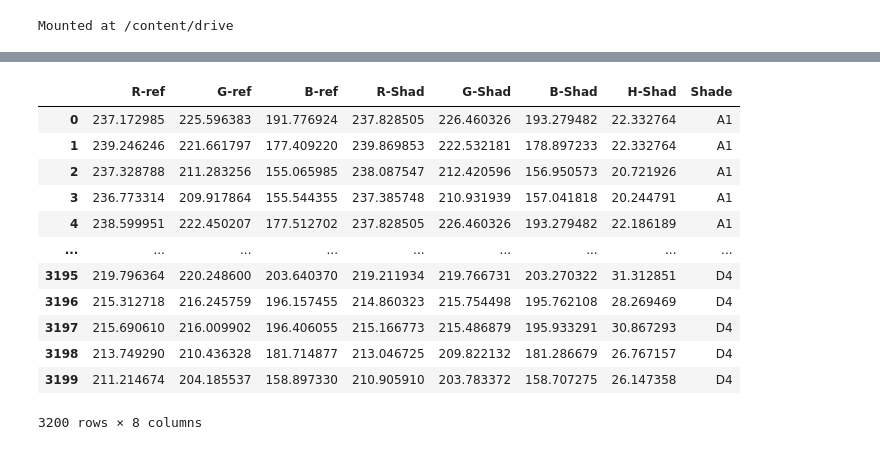
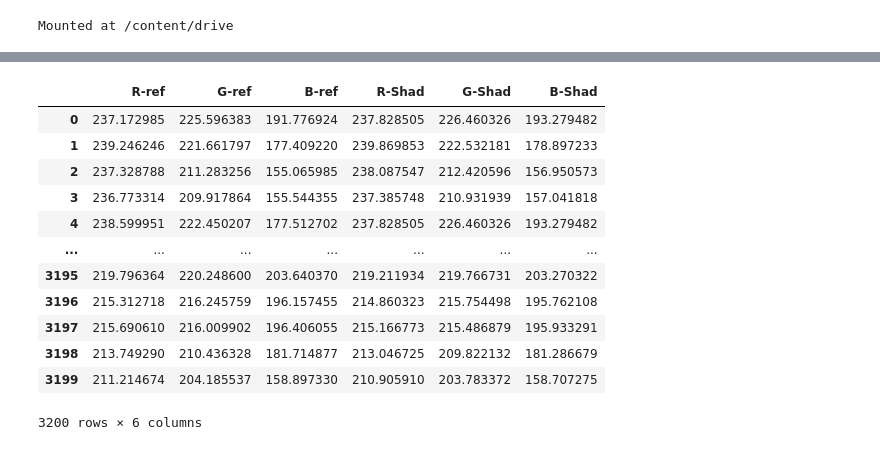
Before and after one commit to Kggzzz/Project_2021_matchingcolor, a Jupyter notebook: test_svm.ipynb, the cells around one changed output, grey strips where cells are left out. Saved outputs shown, nothing was run; the diff lists cells and outputs as text; code cells hidden in the pictures.

```diff
--- a/test_svm.ipynb
+++ b/test_svm.ipynb
@@ -150,19 +152,19 @@ data_AA.head()
 | 3 | 236.773314 | 209.917864 | 155.544355 | 237.385748 | 210.931939 | 157.041818 | 20.189676 | 87.558072 | 236.773314 | 20.244791 | 86.400541 | ... |
 | 4 | 238.599951 | 222.450207 | 177.512702 | 237.828505 | 226.460326 | 193.279482 | 22.168006 | 65.331954 | 238.599951 | 22.186189 | 64.179290 | ... |
 # %%
-newdata_dropped = data_AA.drop(['H-ref','S-ref','V-ref','S-Shad','V-Shad','Shade-ref','Setting','Img'], axis=1)
-newdata_dropped
+RGB = data_AA.drop(['H-ref','S-ref','V-ref','S-Shad','V-Shad','Shade-ref','Setting','Img','Shade','H-Shad'], axis=1)
+RGB
 # %% [output]
-|  | R-ref | G-ref | B-ref | R-Shad | G-Shad | B-Shad | H-Shad | Shade |
-| 0 | 237.172985 | 225.596383 | 191.776924 | 237.828505 | 226.460326 | 193.279482 | 22.332764 | A1 |
-| 1 | 239.246246 | 221.661797 | 177.409220 | 239.869853 | 222.532181 | 178.897233 | 22.332764 | A1 |
-| 2 | 237.328788 | 211.283256 | 155.065985 | 238.087547 | 212.420596 | 156.950573 | 20.721926 | A1 |
-| 3 | 236.773314 | 209.917864 | 155.544355 | 237.385748 | 210.931939 | 157.041818 | 20.244791 | A1 |
-| 4 | 238.599951 | 222.450207 | 177.512702 | 237.828505 | 226.460326 | 193.279482 | 22.186189 | A1 |
-| ... | ... | ... | ... | ... | ... | ... | ... | ... |
-| 3195 | 219.796364 | 220.248600 | 203.640370 | 219.211934 | 219.766731 | 203.270322 | 31.312851 | D4 |
-| 3196 | 215.312718 | 216.245759 | 196.157455 | 214.860323 | 215.754498 | 195.762108 | 28.269469 | D4 |
-| 3197 | 215.690610 | 216.009902 | 196.406055 | 215.166773 | 215.486879 | 195.933291 | 30.867293 | D4 |
-| 3198 | 213.749290 | 210.436328 | 181.714877 | 213.046725 | 209.822132 | 181.286679 | 26.767157 | D4 |
-| 3199 | 211.214674 | 204.185537 | 158.897330 | 210.905910 | 203.783372 | 158.707275 | 26.147358 | D4 |
+|  | R-ref | G-ref | B-ref | R-Shad | G-Shad | B-Shad |
+| 0 | 237.172985 | 225.596383 | 191.776924 | 237.828505 | 226.460326 | 193.279482 |
+| 1 | 239.246246 | 221.661797 | 177.409220 | 239.869853 | 222.532181 | 178.897233 |
+| 2 | 237.328788 | 211.283256 | 155.065985 | 238.087547 | 212.420596 | 156.950573 |
+| 3 | 236.773314 | 209.917864 | 155.544355 | 237.385748 | 210.931939 | 157.041818 |
+| 4 | 238.599951 | 222.450207 | 177.512702 | 237.828505 | 226.460326 | 193.279482 |
+| ... | ... | ... | ... | ... | ... | ... |
+| 3195 | 219.796364 | 220.248600 | 203.640370 | 219.211934 | 219.766731 | 203.270322 |
+| 3196 | 215.312718 | 216.245759 | 196.157455 | 214.860323 | 215.754498 | 195.762108 |
+| 3197 | 215.690610 | 216.009902 | 196.406055 | 215.166773 | 215.486879 | 195.933291 |
+| 3198 | 213.749290 | 210.436328 | 181.714877 | 213.046725 | 209.822132 | 181.286679 |
+| 3199 | 211.214674 | 204.185537 | 158.897330 | 210.905910 | 203.783372 | 158.707275 |
-3200 rows × 8 columns
+3200 rows × 6 columns
```
Also changed, not shown: parts of 12 cells of this notebook.
